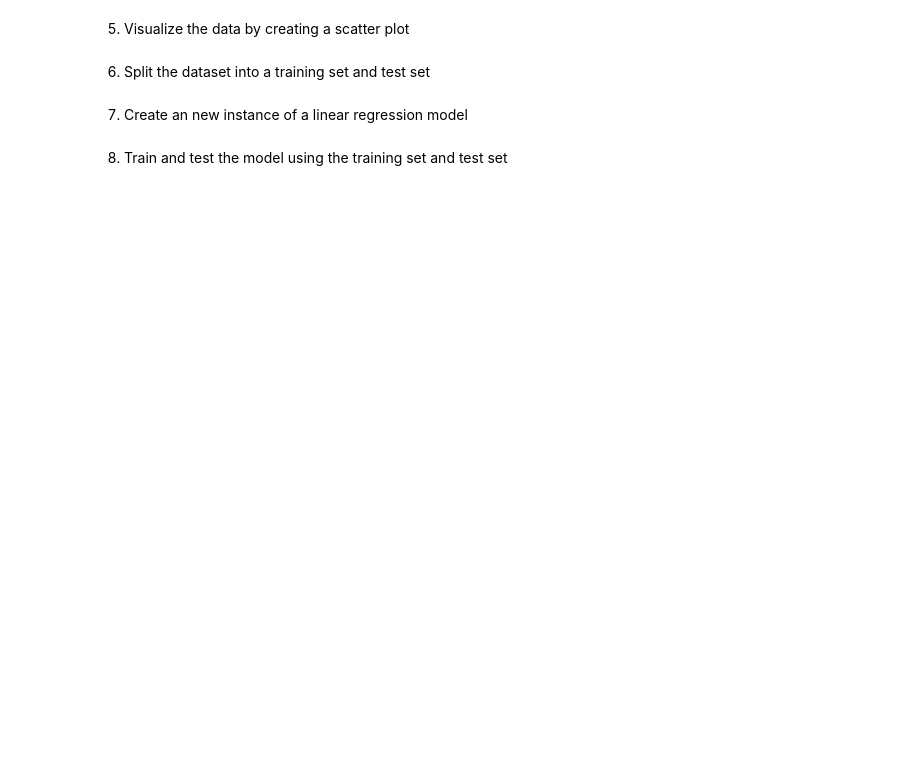
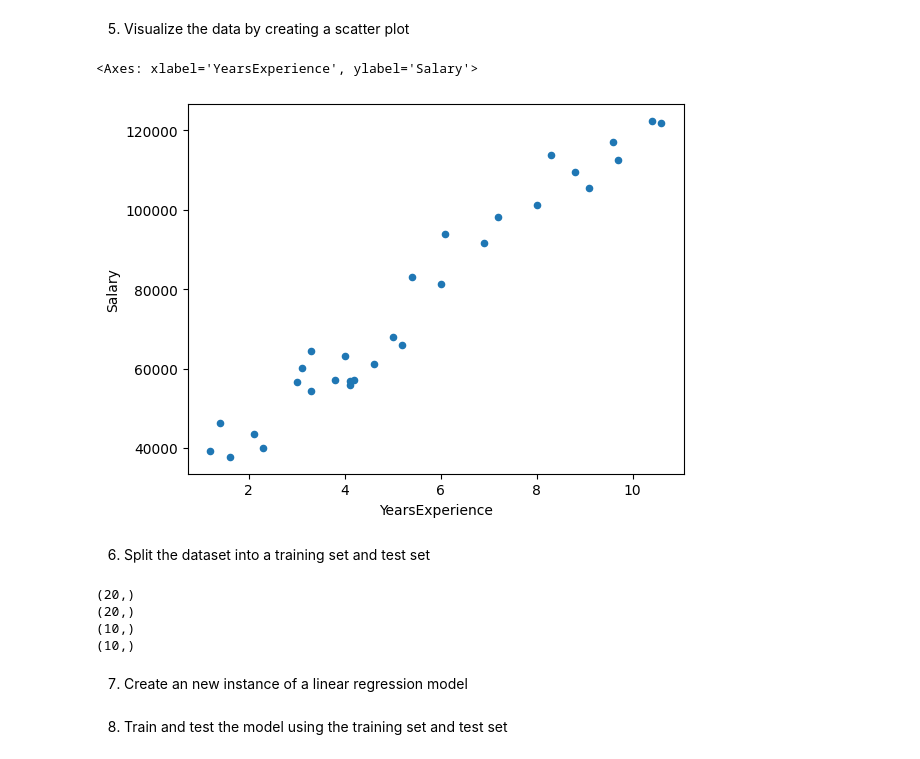
Before and after one commit to flexycode/CCMACLRL_EXERCISES_COM231ML, a Jupyter notebook: Lab/Lab-Exercise-2/Exercise2.ipynb, the cells around one changed output. Drawn from its saved outputs; the diff is of its cells as text; code cells hidden in the pictures; blank space fills up the shorter version.

```diff
--- a/Lab/Lab-Exercise-2/Exercise2.ipynb
+++ b/Lab/Lab-Exercise-2/Exercise2.ipynb
@@ -25,0 +24,3 @@ from sklearn.linear_model import LinearRegression
+# %%
+df = pd.read_csv("salary.csv")
+df.head()
@@ -38,2 +61,7 @@ from sklearn.linear_model import LinearRegression
+# %%
+df.plot(x='YearsExperience',y='Salary',kind='scatter')
+# %% [output]
+<Axes: xlabel='YearsExperience', ylabel='Salary'>
+[figure, added]
 # %% [markdown]
 6. Split the dataset into a training set and test set
@@ -42,2 +68,17 @@ from sklearn.linear_model import LinearRegression
+# %%
+X = df['YearsExperience']
+y = df['Salary']
+
+X_train,X_test,y_train,y_test = train_test_split(X, y, test_size=0.33, random_state=42)
+
+print(X_train.shape)
+print(y_train.shape)
+print(X_test.shape)
+print(y_test.shape)
+# %% [output]
+(20,)
+(20,)
+(10,)
+(10,)
 # %% [markdown]
 7. Create an new instance of a linear regression model
```
Also changed, not shown: parts of 19 cells of this notebook.
